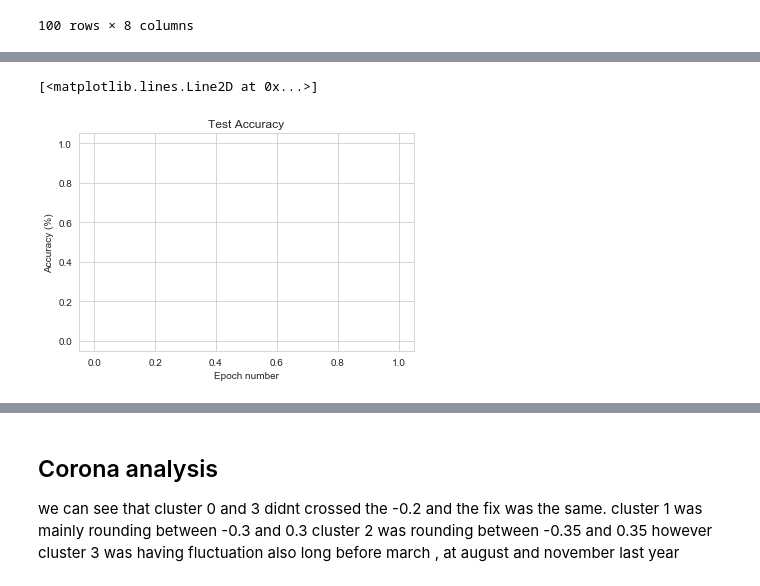
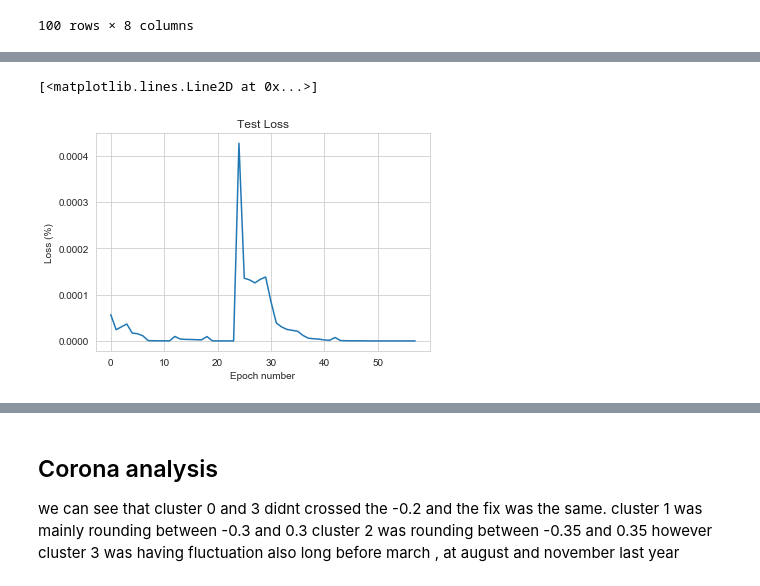
Before and after one commit to JefZevikw/MachineLearning, a Jupyter notebook: hotels.ipynb, the cells around one changed output, grey strips where cells are left out. Saved outputs shown, nothing was run; the diff lists cells and outputs as text; code cells hidden in the pictures.

```diff
--- a/hotels.ipynb
+++ b/hotels.ipynb
@@ -708,7 +708,8 @@ loops = [best,ar1,ar2,arx]
 target_columns='DiscountPerc'
 #target_columns = 'perc'
 results =[]
-best_score =0
+best_score =100
+best_index =-1
 a,b,best =[],[],[]
 for generations in range (2):
     #plt.plot(Test_acc)
@@ -735,38 +736,16 @@ for generations in range (2):
             print('='*50,'gen=',generations,'index',i,'vector=',index)
 
         if (test_loss < best_score):
-            print ("updating model ======= ", test_acc)
+            print ("updating model ======= ", test_loss)
             best_model = temp_model
             best_optimizer = temp_optimizer
             best_score = test_loss
+            best_index = index
 
         results.append(test_loss)
 
-    print (results)
-    if (results[0]> results[1] and results[0]> results[2] and results[0]> results[3]):
-        print('results 0')
-        best
-        a,b,best = next_gen(loops[0])
 
-    if (results[1]> results[0] and results[1]> results[2] and results[1]> results[3]):
-        print('results 1')
-        a,b,best = next_gen(loops[1])
-    elif (results[2]> results[0] and results[2]> results[1] and results[2]> results[3]):
-        print('results 2')
-        a,b,best = next_gen(loops[2])
-
-    elif (results[3]> results[0] and results[3]> results[1] and results[3]> results[2]):
-        print('results 2')
-        a,b,best = next_gen(loops[3])
-    else:
-        best = create_ar(4)
-        a=create_ar(8)
-        b=create_ar(8)
-        c=create_ar(8)
-
+    a,b,best = next_gen(loops[index])
     c=create_ar(8)
-    loops = [a,b,best,c]
     results =[]
-        #print(pre)
-    #model2 ,optimizer2 = create_model()
 # %% [output]
@@ -804,10 +800,10 @@ print(output)
 for i in range(10):
             train_loader = create_set(50000,df_train,target_columns)
             train_loss = train_epoch(best_model,train_loader,criterion,best_optimizer)
-            test_loss,test_acc,pre = test_epoch(best_model,validate_loader,criterion)
+            test_loss = test_epoch(best_model,validate_loader,criterion)
 
 
             Train_loss.append(train_loss)
             Test_loss.append(test_loss)
-            Test_acc.append(test_acc)
+
             print('='*50,i)
@@ -814,8 +828,8 @@ for i in range(10):
 # %%
-plt.title('Test Accuracy')
+plt.title('Test Loss')
 plt.xlabel('Epoch number')
-plt.ylabel('Accuracy (%)')
-plt.plot(results)
+plt.ylabel('Loss (%)')
+plt.plot(Test_loss)
 # %% [output]
 [<matplotlib.lines.Line2D at 0x...>]
-[figure, old version]
+[figure, new version]
```
Also changed, not shown: parts of 3 cells of this notebook.
